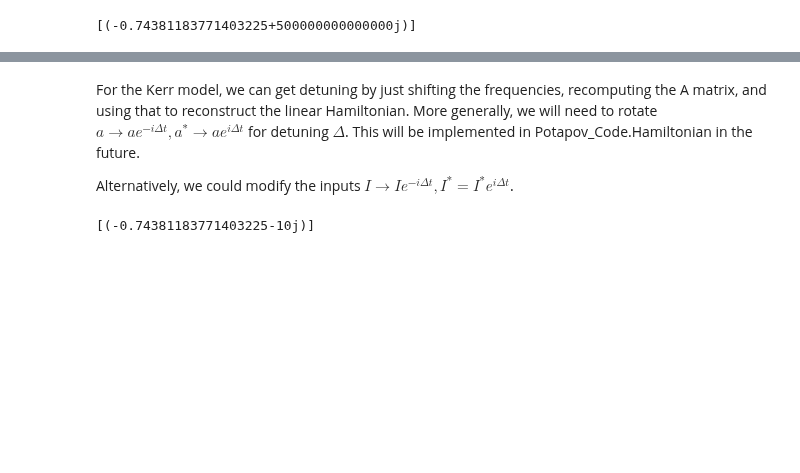
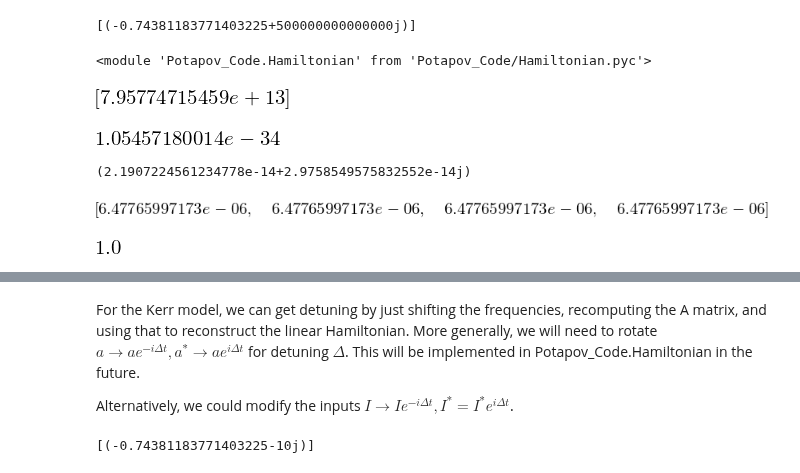
Before and after one commit to tabakg/potapov_interpolation, a Jupyter notebook: Time_Sims_nonlin_testing_and_comments.ipynb, the cells around one changed output, grey strips where cells are left out. Cells and saved outputs as stored; diff of their text form; code cells hidden in the pictures; blank space fills up the shorter version.

```diff
--- a/Time_Sims_nonlin_testing_and_comments.ipynb
+++ b/Time_Sims_nonlin_testing_and_comments.ipynb
@@ -75 +73,6 @@ ham.nonlin_coeff= 1.
+# %%
+from imp import reload
+reload(Hamiltonian)
+# %% [output]
+<module 'Potapov_Code.Hamiltonian' from 'Potapov_Code/Hamiltonian.pyc'>
 # %%
@@ -79 +88,5 @@ ham.make_chi_nonlinearity(delay_indices=[0],start_nonlin=0,
 H = ham.make_H()
+# %%
+ham.omegas
+# %% [output]
+[figure, added]
@@ -79,0 +95,16 @@ H = ham.make_H()
+# %%
+consts.hbar
+# %% [output]
+[figure, added]
+# %%
+phase_matching_weights[combination,pm_arr]
+# %% [output]
+(2.1907224561234778e-14+2.9758549575832552e-14j)
+# %%
+[ham.E_field_weights[i] for i in combination]
+# %% [output]
+[figure, added]
+# %%
+chi.chi_function(*chi_args)
+# %% [output]
+[figure, added]
```
Also changed, not shown: parts of 23 cells of this notebook, 9 other files.
